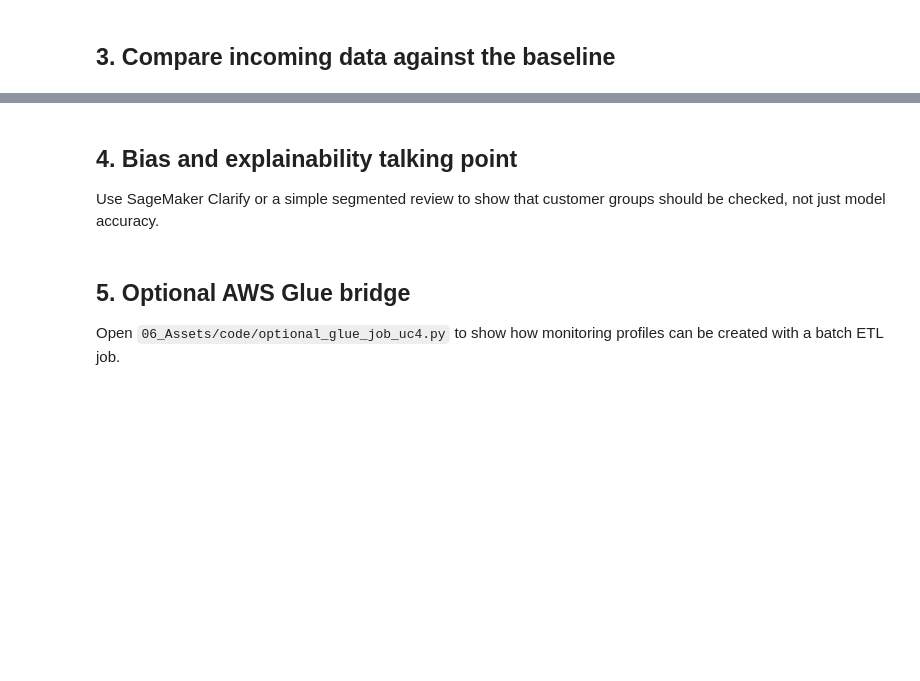
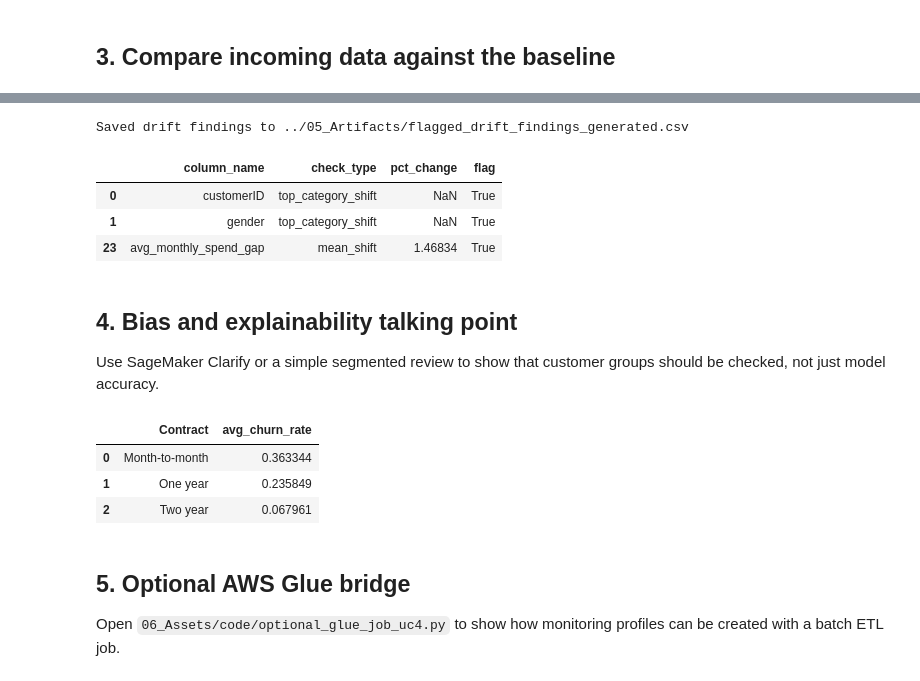
Before and after one commit to aqwertyuiop48/BITS_programming, a Jupyter notebook: module_2/week_6/use_case_4/Use_Case_4_ETL_AWS_Services_Lab.ipynb, the cells around one changed output, grey strips where cells are left out. Saved outputs shown, nothing was run; the diff lists cells and outputs as text; code cells hidden in the pictures; blank space fills up the shorter version.

```diff
--- a/module_2/week_6/use_case_4/Use_Case_4_ETL_AWS_Services_Lab.ipynb
+++ b/module_2/week_6/use_case_4/Use_Case_4_ETL_AWS_Services_Lab.ipynb
@@ -23,10 +125,3 @@ This lab treats monitoring as another **ETL-style batch workflow**.
 # %% [markdown]
 ## ETL flow in one line
 `Extract baseline and incoming data -> Transform into comparable profiles -> Load findings and review artifacts -> Decide lifecycle action`
-# %%
-import pandas as pd, numpy as np, json
-from pathlib import Path
-BASE = Path("..")
-train_df = pd.read_csv(BASE / "04_Datasets" / "baseline" / "train.csv")
-future_df = pd.read_csv(BASE / "04_Datasets" / "monitoring" / "future_scoring_sample.csv")
-print(train_df.shape, future_df.shape)
@@ -48,0 +189,9 @@ baseline_profile.to_csv(BASE / "05_Artifacts" / "baseline_profile_generated.csv"
+# %%
+# Ensure target artifacts directory exists before saving
+artifacts_dir = Path("../05_Artifacts")
+if not artifacts_dir.parent.exists():
+    artifacts_dir = REPO_ROOT / "module_2/week_6/05_Artifacts"
+artifacts_dir.mkdir(parents=True, exist_ok=True)
+
+baseline_profile.to_csv(artifacts_dir / "baseline_profile_generated.csv", index=False)
+print(f"Saved profile artifact to {artifacts_dir / 'baseline_profile_generated.csv'}")
@@ -64,13 +233,28 @@ findings_df.head(20)
 # %%
 flagged = findings_df[findings_df["flag"] == True]
-flagged.to_csv(BASE / "05_Artifacts" / "flagged_drift_findings_generated.csv", index=False)
+flagged.to_csv(artifacts_dir / "flagged_drift_findings_generated.csv", index=False)
+print(f"Saved drift findings to {artifacts_dir / 'flagged_drift_findings_generated.csv'}")
 flagged
+# %% [output]
+Saved drift findings to ../05_Artifacts/flagged_drift_findings_generated.csv
+|  | column_name | check_type | pct_change | flag |
+| 0 | customerID | top_category_shift | NaN | True |
+| 1 | gender | top_category_shift | NaN | True |
+| 23 | avg_monthly_spend_gap | mean_shift | 1.46834 | True |
 # %% [markdown]
 ## 4. Bias and explainability talking point
 Use SageMaker Clarify or a simple segmented review to show that customer groups should be checked, not just model accuracy.
 # %%
-segment = train_df.groupby("Contract")["label"].mean().reset_index().rename(columns={"label": "avg_churn_rate"})
+if "label" in train_df.columns and "Contract" in train_df.columns:
+    segment = train_df.groupby("Contract")["label"].mean().reset_index().rename(columns={"label": "avg_churn_rate"})
+else:
+    segment = train_df.head()
 segment
+# %% [output]
+|  | Contract | avg_churn_rate |
+| 0 | Month-to-month | 0.363344 |
+| 1 | One year | 0.235849 |
+| 2 | Two year | 0.067961 |
 # %% [markdown]
 ## 5. Optional AWS Glue bridge
 Open `06_Assets/code/optional_glue_job_uc4.py` to show how monitoring profiles can be created with a batch ETL job.
```
Also changed, not shown: parts of 9 cells of this notebook, 35 other files.
